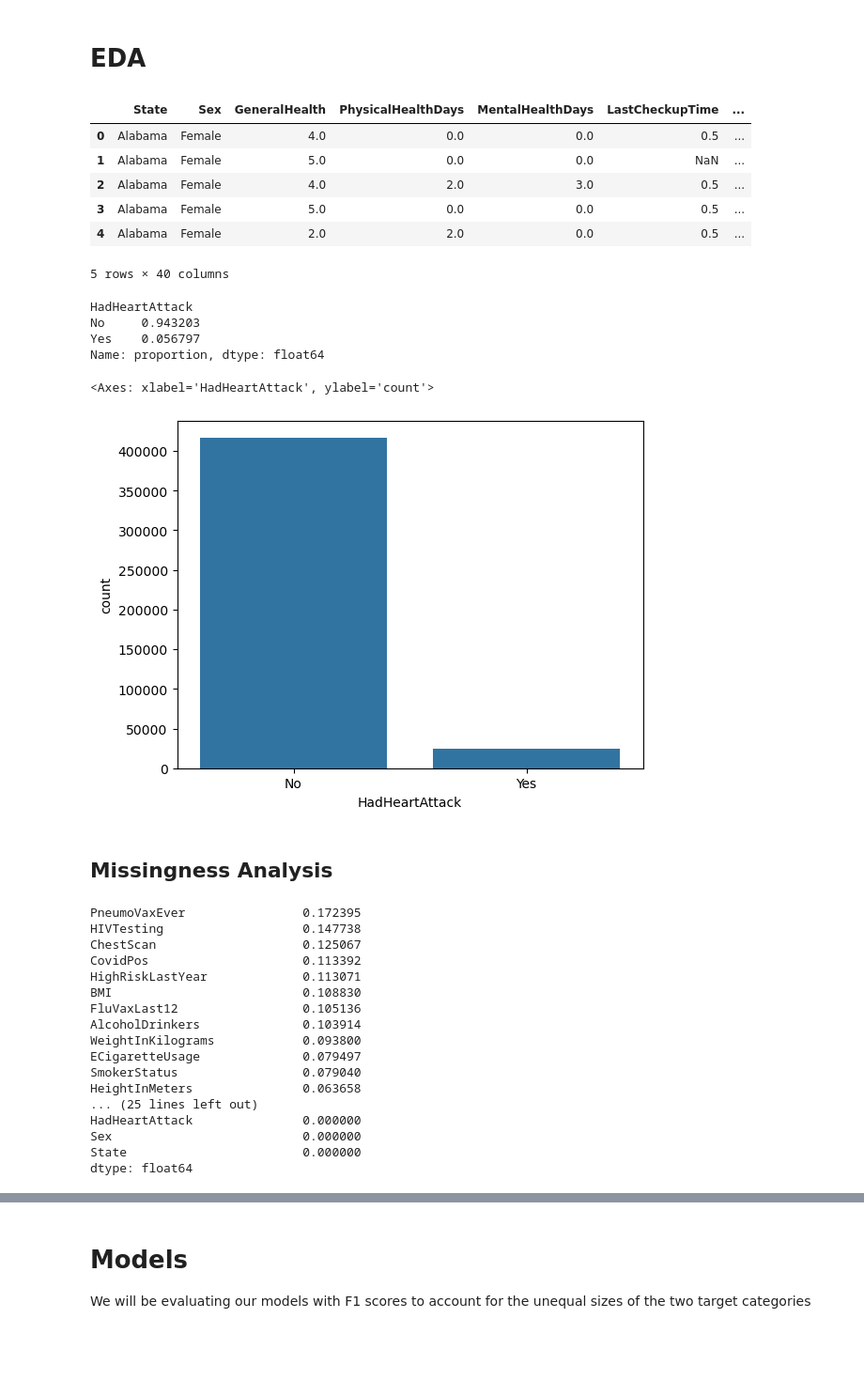
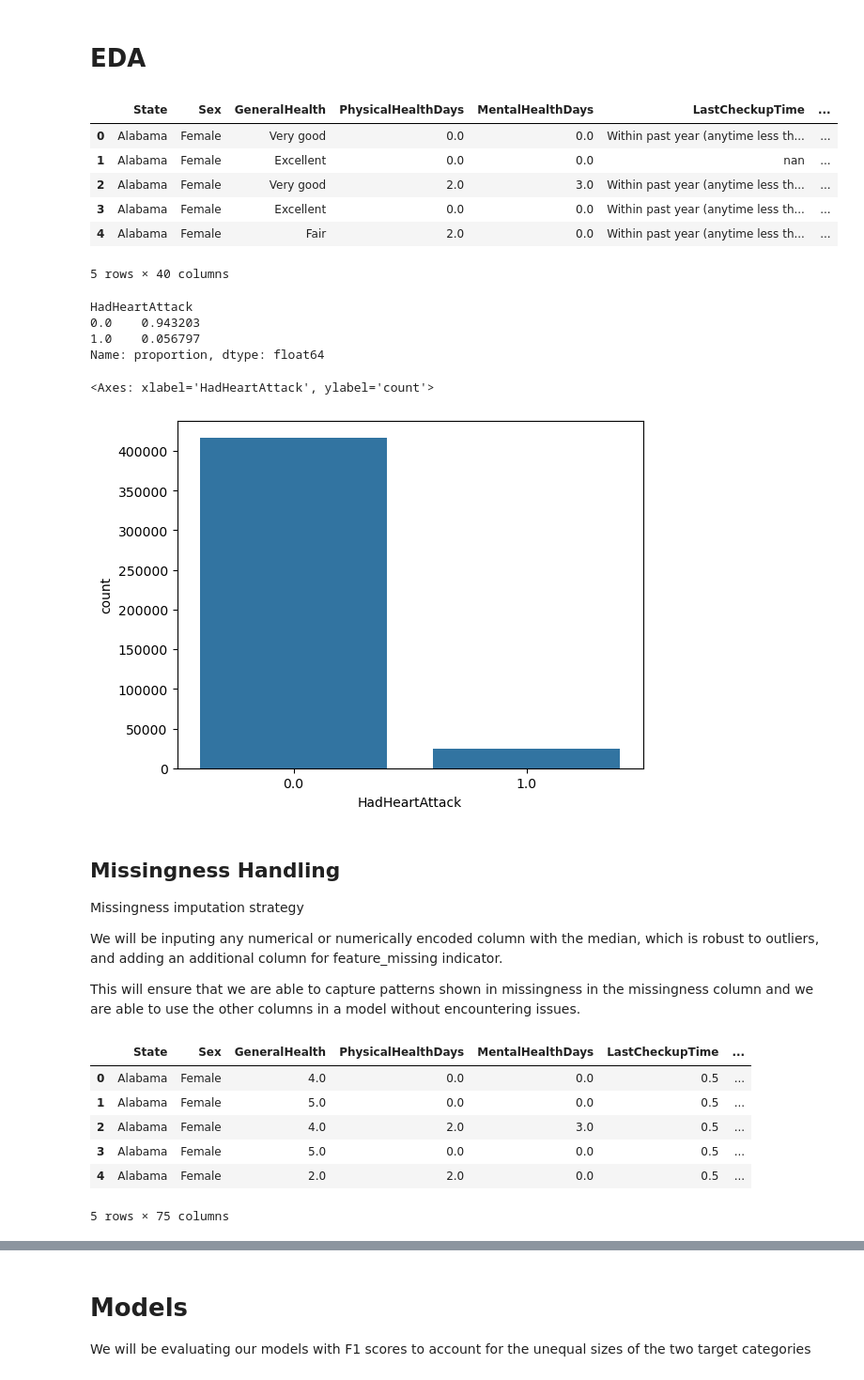
Before and after one commit to gracegmc/HeartDiseaseRiskPredictor, a Jupyter notebook: notebook_jennifer.ipynb, the cells around one changed output, grey strips where cells are left out. Shown at 94% size. Cells and saved outputs as stored; diff of their text form; code cells hidden in the pictures; blank space fills up the shorter version.

Commit message:
touched up written description of missingness handling

```diff
--- a/notebook_jennifer.ipynb
+++ b/notebook_jennifer.ipynb
@@ -39,7 +42,7 @@ for col in df.columns:
         values = set(df[col].astype(str).str.lower().str.strip().unique())
         if values <= {'yes', 'no', 'nan'}: # convert yes/no into bool
             df[col] = df[col].astype(str).str.lower()\
-                .str.strip().map({'yes': True, 'no': False})
+                .str.strip().map({'yes': 1, 'no': 0, 'nan': np.nan})
         else:
             df[col] = df[col].astype(str)
             print(f"-------- {col} --------")
@@ -157,50 +160,50 @@ removed_teeth_map = {
 # ============================================================
 # APPLY MAPPINGS
 # ============================================================
-numerical_df = df.copy()
-numerical_df["GeneralHealth"] = (
+clean_df = df.copy()
+clean_df["GeneralHealth"] = (
     df["GeneralHealth"]
     .map(general_health_map)
     .astype("float64")
 )
 
-numerical_df["LastCheckupTime"] = (
+clean_df["LastCheckupTime"] = (
     df["LastCheckupTime"]
     .map(last_checkup_map)
     .astype("float64")
 )
 
-numerical_df["HadDiabetes"] = (
+clean_df["HadDiabetes"] = (
     df["HadDiabetes"]
     .map(diabetes_map)
     .astype("float64")
 )
 
-numerical_df["SmokerStatus"] = (
+clean_df["SmokerStatus"] = (
     df["SmokerStatus"]
     .map(smoker_map)
     .astype("float64")
 )
 
-numerical_df["ECigaretteUsage"] = (
+clean_df["ECigaretteUsage"] = (
     df["ECigaretteUsage"]
     .map(ecig_map)
     .astype("float64")
 )
 
-numerical_df["CovidPos"] = (
+clean_df["CovidPos"] = (
     df["CovidPos"]
     .map(covid_map)
     .astype("float64")
 )
 
-numerical_df["AgeCategory"] = (
+clean_df["AgeCategory"] = (
     df["AgeCategory"]
     .map(age_map)
     .astype("float64")
 )
 
-numerical_df["RemovedTeeth"] = (
+clean_df["RemovedTeeth"] = (
     df["RemovedTeeth"]
     .map(removed_teeth_map)
     .astype("float64")
@@ -219,7 +222,7 @@ nominal_cols = [
 ]
 
 for col in nominal_cols:
-    numerical_df[col] = df[col].astype("category")
+    clean_df[col] = df[col].astype("category")
 # %%
 # cleaned dataframe
 df.head(5)
@@ -237,11 +240,11 @@ df.head(5)
 df.head(5)
 # %% [output]
 |  | State | Sex | GeneralHealth | PhysicalHealthDays | MentalHealthDays | LastCheckupTime | ... |
-| 0 | Alabama | Female | 4.0 | 0.0 | 0.0 | 0.5 | ... |
-| 1 | Alabama | Female | 5.0 | 0.0 | 0.0 | NaN | ... |
-| 2 | Alabama | Female | 4.0 | 2.0 | 3.0 | 0.5 | ... |
-| 3 | Alabama | Female | 5.0 | 0.0 | 0.0 | 0.5 | ... |
-| 4 | Alabama | Female | 2.0 | 2.0 | 0.0 | 0.5 | ... |
+| 0 | Alabama | Female | Very good | 0.0 | 0.0 | Within past year (anytime less th... | ... |
+| 1 | Alabama | Female | Excellent | 0.0 | 0.0 | nan | ... |
+| 2 | Alabama | Female | Very good | 2.0 | 3.0 | Within past year (anytime less th... | ... |
+| 3 | Alabama | Female | Excellent | 0.0 | 0.0 | Within past year (anytime less th... | ... |
+| 4 | Alabama | Female | Fair | 2.0 | 0.0 | Within past year (anytime less th... | ... |
 5 rows × 40 columns
 # %%
 # Looking at Target "HadHeartAttack"
@@ -251,31 +254,37 @@ sns.countplot(x='HadHeartAttack', data=df)
 # this by using the f1 score as a measure of model performance
 # %% [output]
 HadHeartAttack
-No     0.943203
-Yes    0.056797
+0.0    0.943203
+1.0    0.056797
 Name: proportion, dtype: float64
 <Axes: xlabel='HadHeartAttack', ylabel='count'>
 [figure]
 # %% [markdown]
-## Missingness Analysis
+## Missingness Handling
+Missingness imputation strategy
+
+We will be inputing any numerical or numerically encoded column with the median, which is robust to outliers, and adding an additional column for feature_missing indicator.
+
+This will ensure that we are able to capture patterns shown in missingness in the missingness column and we are able to use the other columns in a model without encountering issues.
+# %%
+for col in clean_df:
+    if clean_df[col].dtype == 'float64':
+        if clean_df[col].isna().sum() != 0:
+            missingness_indicator = col+'missing'
+            clean_df[missingness_indicator] = clean_df[col].isna()
+            clean_df[col] = clean_df[col].fillna(clean_df[col].median())
+    elif clean_df[col].dtype == 'category':
+        clean_df[col] = clean_df[col].cat.add_categories(["missing"]).fillna("missing")
+    else:
+        print(col)
 # %%
 # Missingness
-df.isna().mean().sort_values(ascending=False)
+clean_df.head(5)
 # %% [output]
+|  | State | Sex | GeneralHealth | PhysicalHealthDays | MentalHealthDays | LastCheckupTime | ... |
+| 0 | Alabama | Female | 4.0 | 0.0 | 0.0 | 0.5 | ... |
+| 1 | Alabama | Female | 5.0 | 0.0 | 0.0 | 0.5 | ... |
+| 2 | Alabama | Female | 4.0 | 2.0 | 3.0 | 0.5 | ... |
+| 3 | Alabama | Female | 5.0 | 0.0 | 0.0 | 0.5 | ... |
+| 4 | Alabama | Female | 2.0 | 2.0 | 0.0 | 0.5 | ... |
-PneumoVaxEver                0.172395
-HIVTesting                   0.147738
-ChestScan                    0.125067
-CovidPos                     0.113392
-HighRiskLastYear             0.113071
-BMI                          0.108830
-FluVaxLast12                 0.105136
-AlcoholDrinkers              0.103914
-WeightInKilograms            0.093800
-ECigaretteUsage              0.079497
-SmokerStatus                 0.079040
-HeightInMeters               0.063658
-... (25 lines left out)
-HadHeartAttack               0.000000
-Sex                          0.000000
-State                        0.000000
-dtype: float64
+5 rows × 75 columns
```
Also changed, not shown: parts of 5 cells of this notebook.
